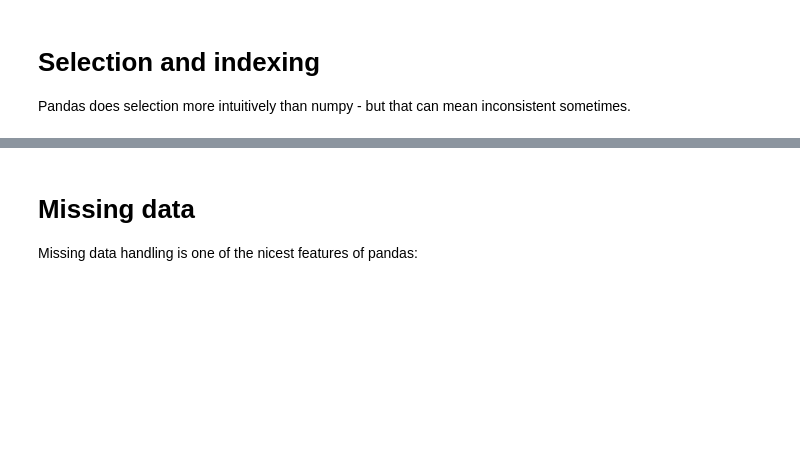
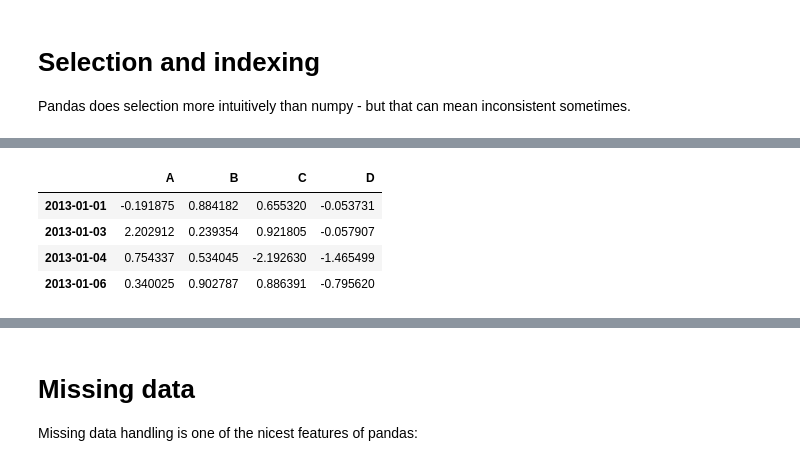
Before and after one commit to AaltoSciComp/python-r-data-analysis-course, a Jupyter notebook: python/04_Pandas.ipynb, the cells around one changed output, grey strips where cells are left out. Drawn from its saved outputs; the diff is of its cells as text; code cells hidden in the pictures; blank space fills up the shorter version.

```diff
--- a/python/04_Pandas.ipynb
+++ b/python/04_Pandas.ipynb
@@ -82,4 +250,10 @@ df.iloc[1,1]
 # %%
-df[df.A > 0]
+df[df.B > 0]
+# %% [output]
+|  | A | B | C | D |
+| 2013-01-01 | -0.191875 | 0.884182 | 0.655320 | -0.053731 |
+| 2013-01-03 | 2.202912 | 0.239354 | 0.921805 | -0.057907 |
+| 2013-01-04 | 0.754337 | 0.534045 | -2.192630 | -1.465499 |
+| 2013-01-06 | 0.340025 | 0.902787 | 0.886391 | -0.795620 |
 # %%
 df[df > 0]
```
Also changed, not shown: parts of 33 cells of this notebook, 2 other files.
